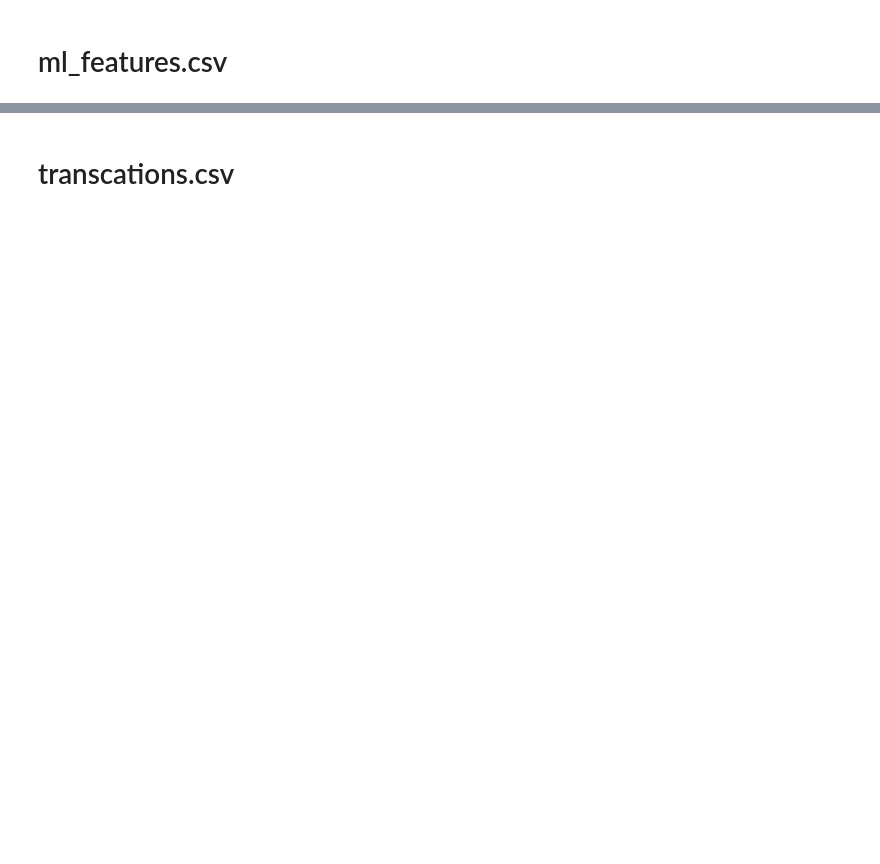
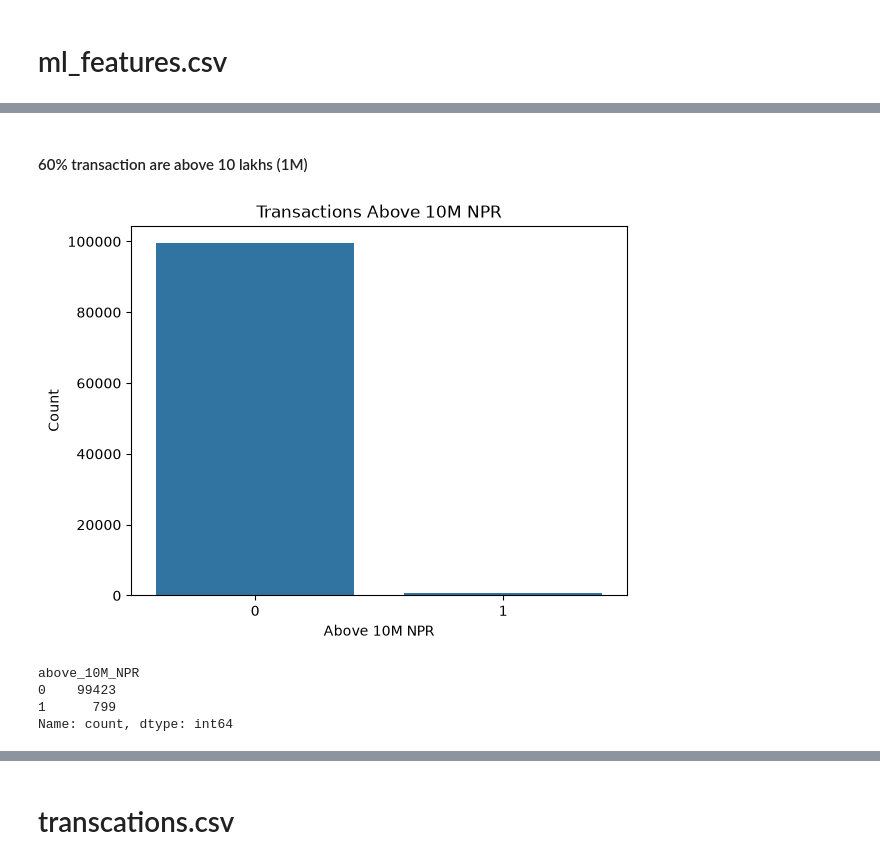
Before and after one commit to Lajnarpimger/DataVerse-_SignalVSNoise, a Jupyter notebook: EDA.ipynb, the cells around one changed output, grey strips where cells are left out. Saved outputs shown, nothing was run; the diff lists cells and outputs as text; code cells hidden in the pictures; blank space fills up the shorter version.

```diff
--- a/EDA.ipynb
+++ b/EDA.ipynb
@@ -160,0 +332,22 @@ sns.countplot(a_df["city"])
+# %% [markdown]
+#### 60% transaction are above 10 lakhs (1M)
+# %%
+import seaborn as sns
+import matplotlib.pyplot as plt
+
+sns.countplot(
+    data = m_df,
+    x = "above_10M_NPR"
+)
+
+plt.title("Transactions Above 10M NPR")
+plt.xlabel("Above 10M NPR")
+plt.ylabel("Count")
+plt.show()
+print(m_df["above_10M_NPR"].value_counts())
+# %% [output]
+[figure, added]
+above_10M_NPR
+0    99423
+1      799
+Name: count, dtype: int64
```
Also changed, not shown: parts of 37 cells of this notebook.
